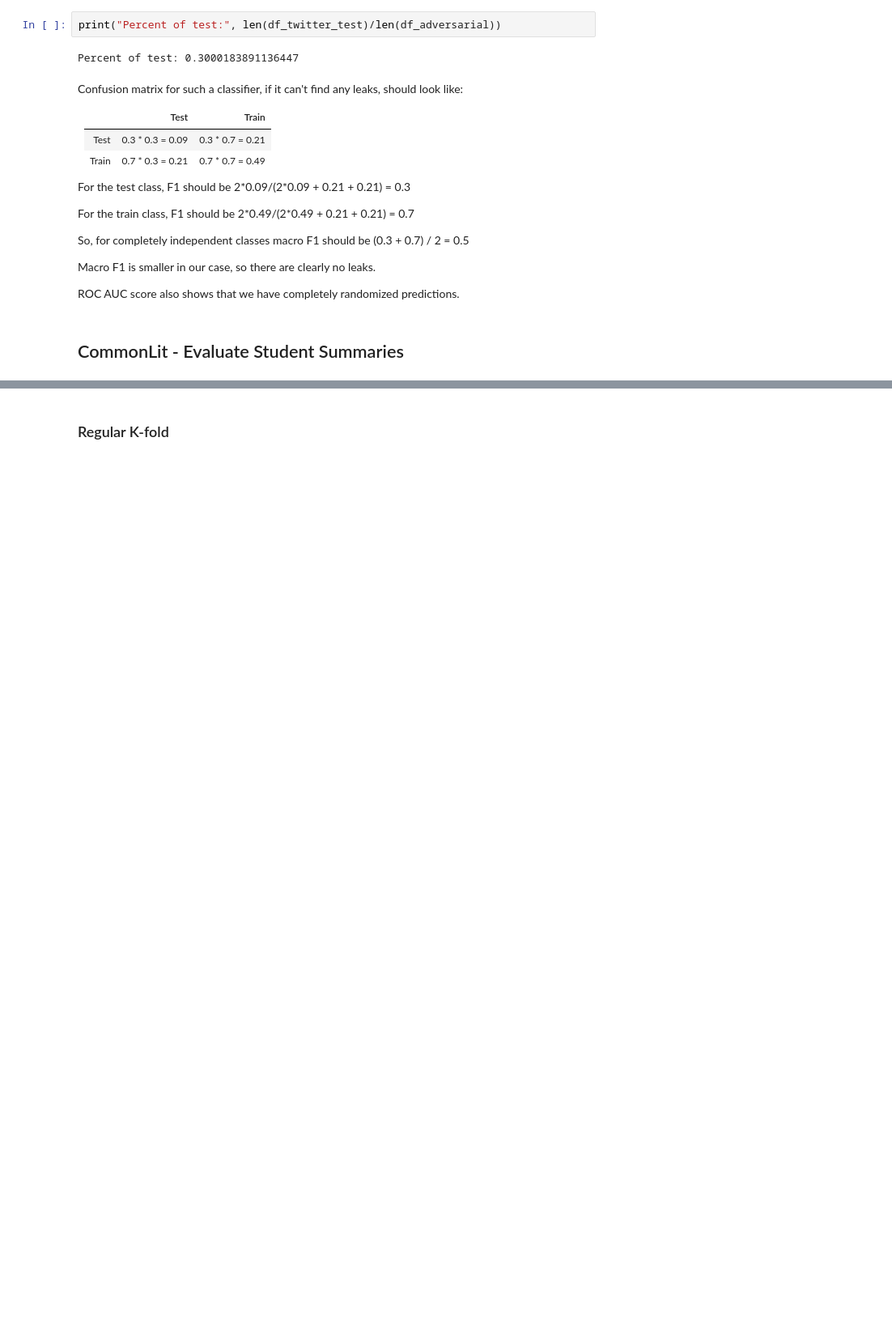
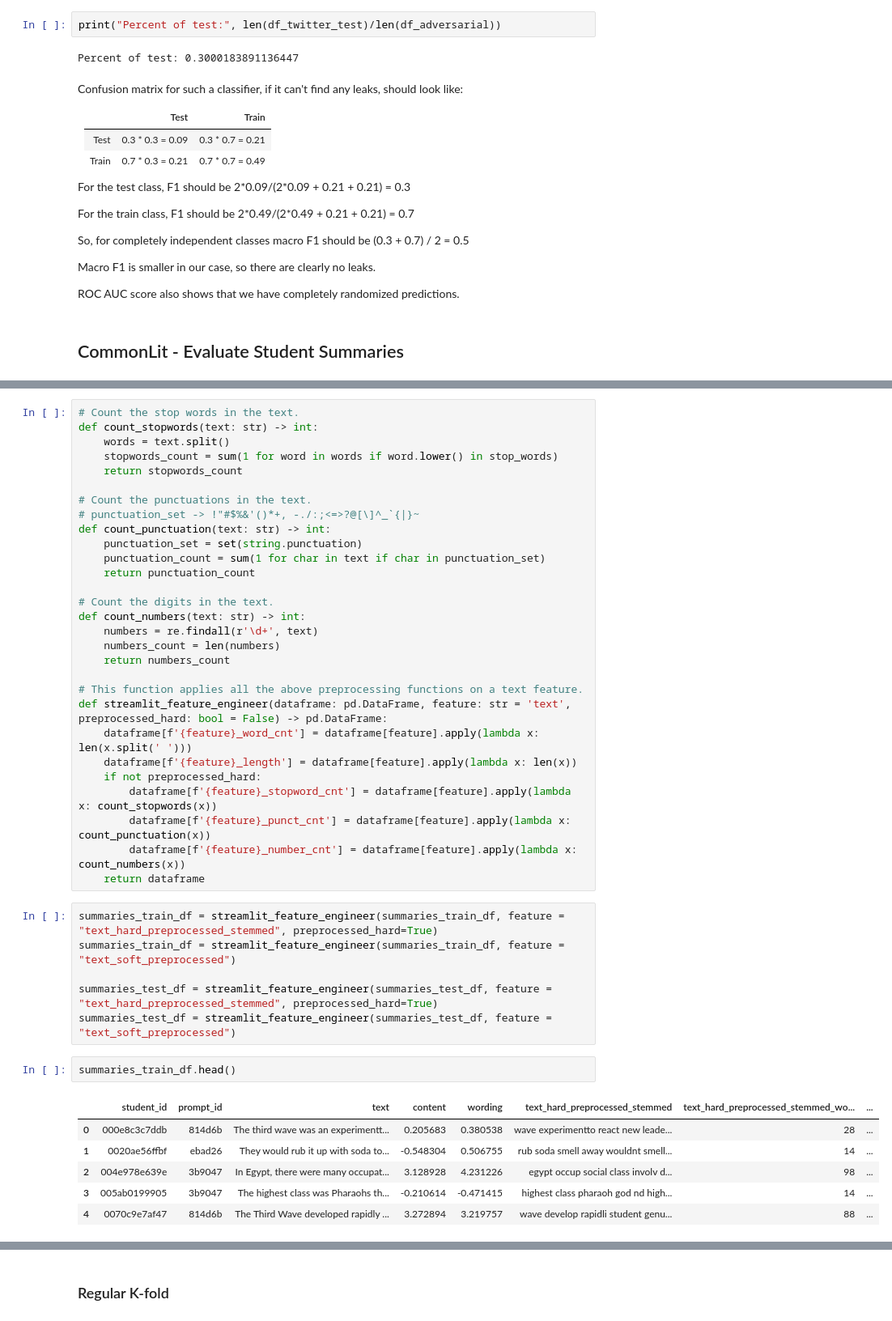
Before and after one commit to PrometheusUA/iasa_nlp_course, a Jupyter notebook: Lecture_3/homework/validation-ht.ipynb, the cells around one changed output, grey strips where cells are left out. Shown at 81% size. Drawn from its saved outputs; the diff is of its cells as text; blank space fills up the shorter version.

```diff
--- a/Lecture_3/homework/validation-ht.ipynb
+++ b/Lecture_3/homework/validation-ht.ipynb
@@ -337,0 +485,44 @@ ROC AUC score also shows that we have completely randomized predictions.
+# %%
+# Count the stop words in the text.
+def count_stopwords(text: str) -> int:
+    words = text.split()
+    stopwords_count = sum(1 for word in words if word.lower() in stop_words)
+    return stopwords_count
+
+# Count the punctuations in the text.
+# punctuation_set -> !"#$%&'()*+, -./:;<=>?@[\]^_`{|}~
+def count_punctuation(text: str) -> int:
+    punctuation_set = set(string.punctuation)
+    punctuation_count = sum(1 for char in text if char in punctuation_set)
+    return punctuation_count
+
+# Count the digits in the text.
+def count_numbers(text: str) -> int:
+    numbers = re.findall(r'\d+', text)
+    numbers_count = len(numbers)
+    return numbers_count
+
+# This function applies all the above preprocessing functions on a text feature.
+def streamlit_feature_engineer(dataframe: pd.DataFrame, feature: str = 'text', preprocessed_hard: bool = False) -> pd.DataFrame:
+    dataframe[f'{feature}_word_cnt'] = dataframe[feature].apply(lambda x: len(x.split(' ')))
+    dataframe[f'{feature}_length'] = dataframe[feature].apply(lambda x: len(x))
+    if not preprocessed_hard:
+        dataframe[f'{feature}_stopword_cnt'] = dataframe[feature].apply(lambda x: count_stopwords(x))
+        dataframe[f'{feature}_punct_cnt'] = dataframe[feature].apply(lambda x: count_punctuation(x))
+        dataframe[f'{feature}_number_cnt'] = dataframe[feature].apply(lambda x: count_numbers(x))
+    return dataframe
+# %%
+summaries_train_df = streamlit_feature_engineer(summaries_train_df, feature = "text_hard_preprocessed_stemmed", preprocessed_hard=True)
+summaries_train_df = streamlit_feature_engineer(summaries_train_df, feature = "text_soft_preprocessed")
+
+summaries_test_df = streamlit_feature_engineer(summaries_test_df, feature = "text_hard_preprocessed_stemmed", preprocessed_hard=True)
+summaries_test_df = streamlit_feature_engineer(summaries_test_df, feature = "text_soft_preprocessed")
+# %%
+summaries_train_df.head()
+# %% [output]
+|  | student_id | prompt_id | text | content | wording | text_hard_preprocessed_stemmed | text_hard_preprocessed_stemmed_wo... | ... |
+| 0 | 000e8c3c7ddb | 814d6b | The third wave was an experimentt... | 0.205683 | 0.380538 | wave experimentto react new leade... | 28 | ... |
+| 1 | 0020ae56ffbf | ebad26 | They would rub it up with soda to... | -0.548304 | 0.506755 | rub soda smell away wouldnt smell... | 14 | ... |
+| 2 | 004e978e639e | 3b9047 | In Egypt, there were many occupat... | 3.128928 | 4.231226 | egypt occup social class involv d... | 98 | ... |
+| 3 | 005ab0199905 | 3b9047 | The highest class was Pharaohs th... | -0.210614 | -0.471415 | highest class pharaoh god nd high... | 14 | ... |
+| 4 | 0070c9e7af47 | 814d6b | The Third Wave developed rapidly ... | 3.272894 | 3.219757 | wave develop rapidli student genu... | 88 | ... |
```
Also changed, not shown: parts of 58 cells of this notebook, 2 other files.
